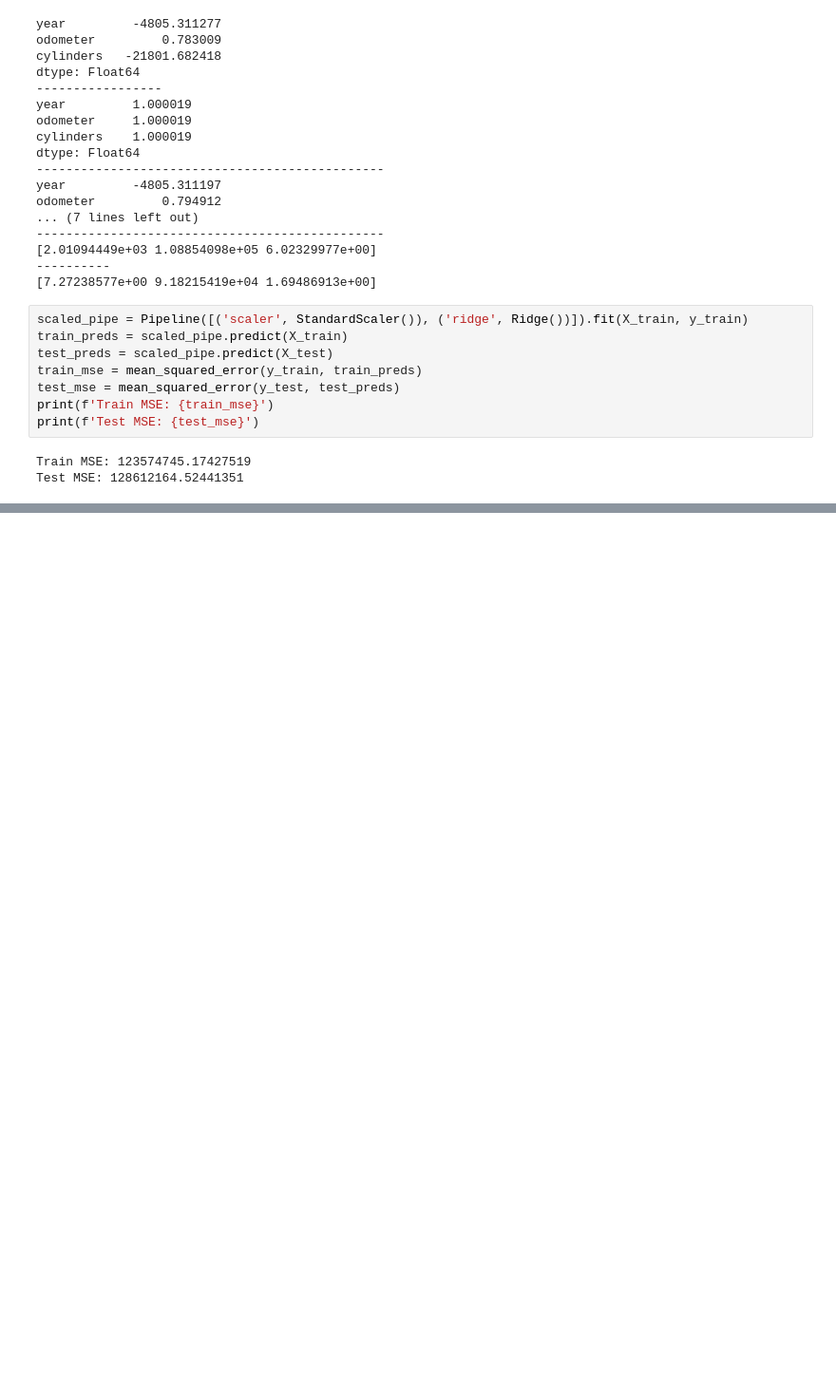
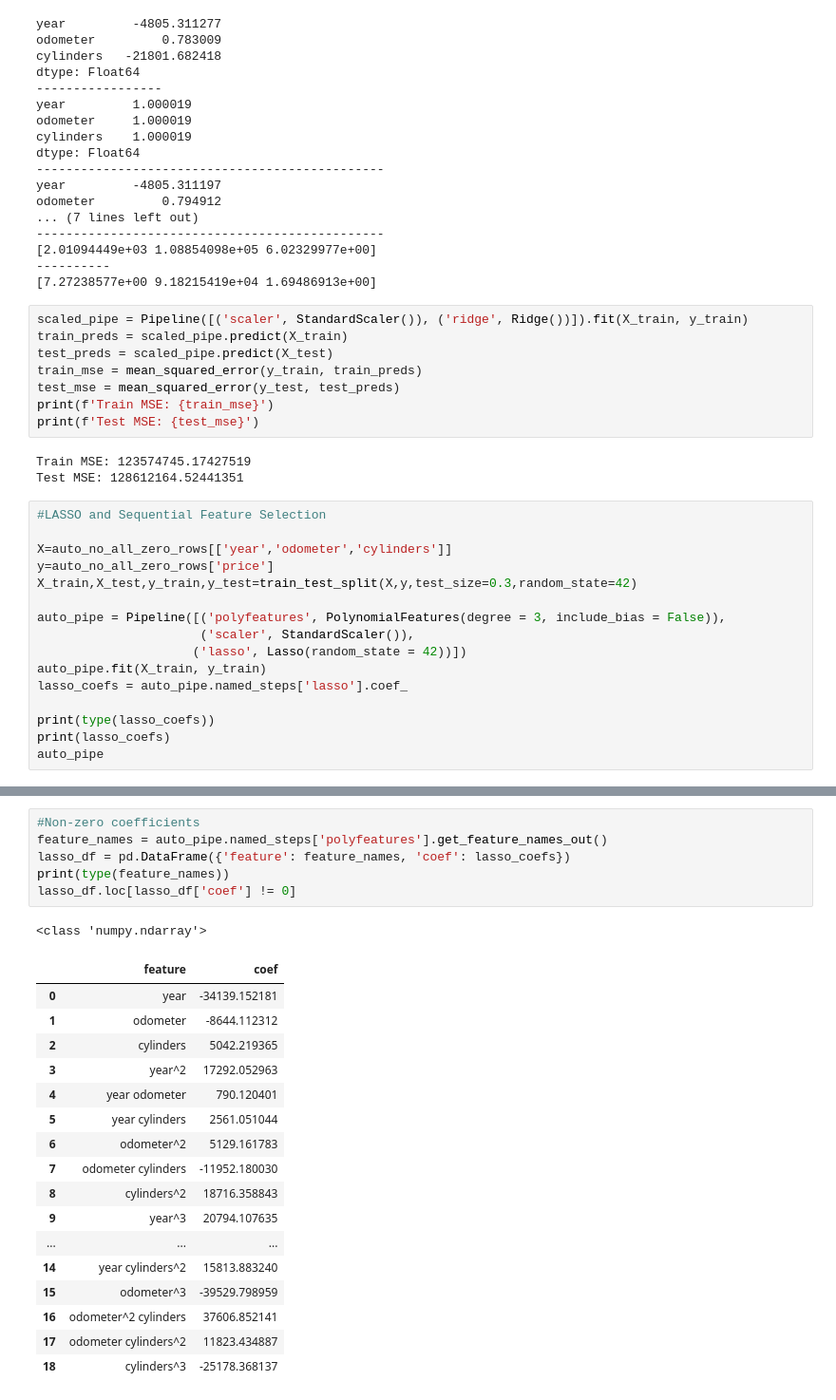
Before and after one commit to hemantborse/Practical-Application---Car-Pricing, a Jupyter notebook: Car_price.ipynb, the cells around one changed output, grey strips where cells are left out. Shown at 95% size. Drawn from its saved outputs; the diff is of its cells as text; blank space fills up the shorter version.

```diff
--- a/Car_price.ipynb
+++ b/Car_price.ipynb
@@ -740,3 +740,19 @@ print(f'Test MSE: {test_mse}')
 # %% [output]
 Train MSE: 123574745.17427519
 Test MSE: 128612164.52441351
+# %%
+#LASSO and Sequential Feature Selection
+
+X=auto_no_all_zero_rows[['year','odometer','cylinders']]
+y=auto_no_all_zero_rows['price']
+X_train,X_test,y_train,y_test=train_test_split(X,y,test_size=0.3,random_state=42)
+
+auto_pipe = Pipeline([('polyfeatures', PolynomialFeatures(degree = 3, include_bias = False)),
+                      ('scaler', StandardScaler()),
+                     ('lasso', Lasso(random_state = 42))])
+auto_pipe.fit(X_train, y_train)
+lasso_coefs = auto_pipe.named_steps['lasso'].coef_
+
+print(type(lasso_coefs))
+print(lasso_coefs)
+auto_pipe
@@ -742,0 +782,25 @@ Test MSE: 128612164.52441351
+# %%
+#Non-zero coefficients
+feature_names = auto_pipe.named_steps['polyfeatures'].get_feature_names_out()
+lasso_df = pd.DataFrame({'feature': feature_names, 'coef': lasso_coefs})
+print(type(feature_names))
+lasso_df.loc[lasso_df['coef'] != 0]
+# %% [output]
+<class 'numpy.ndarray'>
+|  | feature | coef |
+| 0 | year | -34139.152181 |
+| 1 | odometer | -8644.112312 |
+| 2 | cylinders | 5042.219365 |
+| 3 | year^2 | 17292.052963 |
+| 4 | year odometer | 790.120401 |
+| 5 | year cylinders | 2561.051044 |
+| 6 | odometer^2 | 5129.161783 |
+| 7 | odometer cylinders | -11952.180030 |
+| 8 | cylinders^2 | 18716.358843 |
+| 9 | year^3 | 20794.107635 |
+| ... | ... | ... |
+| 14 | year cylinders^2 | 15813.883240 |
+| 15 | odometer^3 | -39529.798959 |
+| 16 | odometer^2 cylinders | 37606.852141 |
+| 17 | odometer cylinders^2 | 11823.434887 |
+| 18 | cylinders^3 | -25178.368137 |
```
Also changed, not shown: parts of 5 cells of this notebook.
